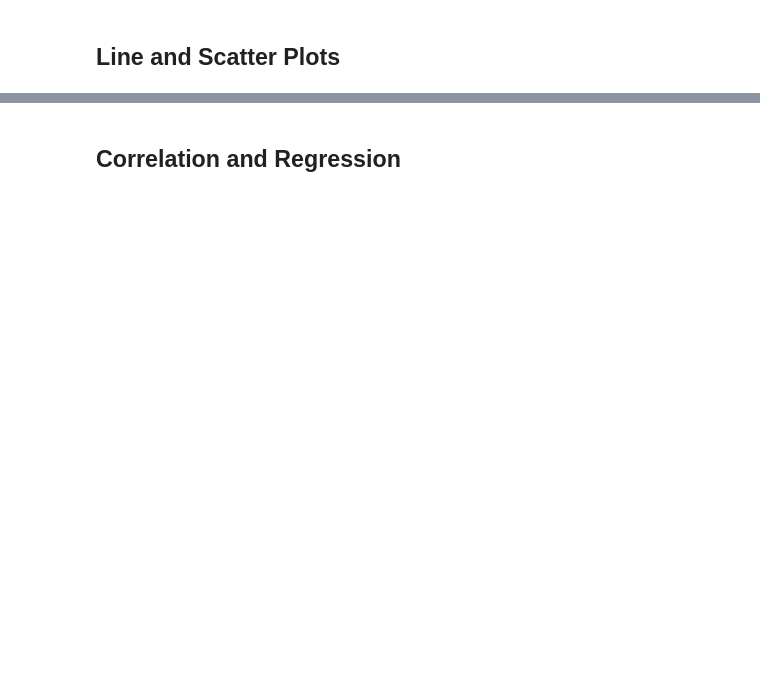
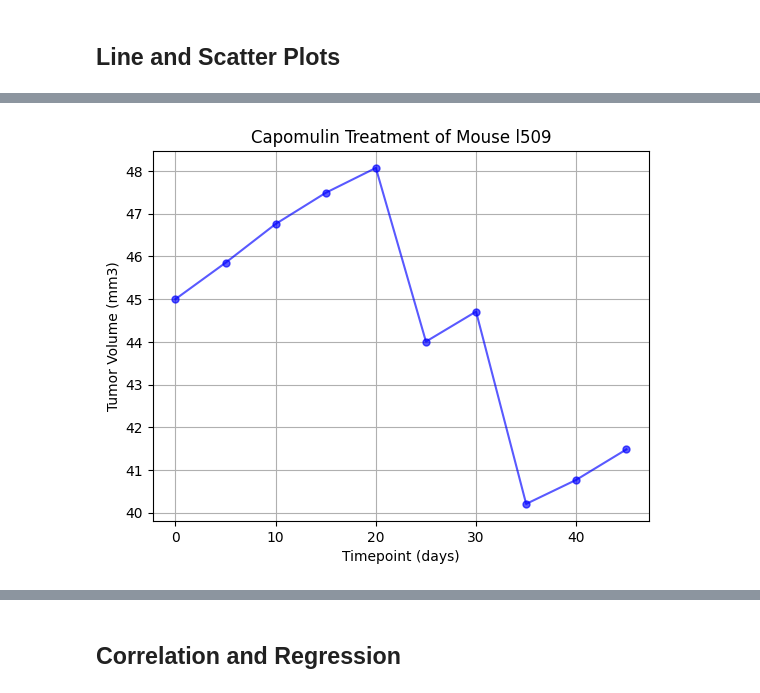
Before and after one commit to DayanaIm/pymaceuticals-challenge, a Jupyter notebook: pymaceuticals_starter.ipynb, the cells around one changed output, grey strips where cells are left out. Cells and saved outputs as stored; diff of their text form; code cells hidden in the pictures; blank space fills up the shorter version.

```diff
--- a/pymaceuticals_starter.ipynb
+++ b/pymaceuticals_starter.ipynb
@@ -261,0 +284,18 @@ Ceftamin's potential outliers: Series([], Name: Tumor Volume (mm3), dtype: float
+# %%
+# Generate a line plot of tumor volume vs. time point for a single mouse treated with Capomulin
+selected_mouse_id = "l509"
+
+capomulin_data_id = clean_data[(clean_data["Drug Regimen"] == "Capomulin")
+                            & (clean_data["Mouse ID"] == selected_mouse_id)]
+
+plt.plot(capomulin_data_id["Timepoint"], capomulin_data_id["Tumor Volume (mm3)"], marker='o',
+                            color='b',alpha= 0.65, markersize=5)
+
+plt.xlabel("Timepoint (days)")
+plt.ylabel("Tumor Volume (mm3)")
+plt.title(f"Capomulin Treatment of Mouse {selected_mouse_id}")
+
+plt.grid(True)
+plt.show()
+# %% [output]
+[figure, added]
```
Also changed, not shown: parts of 12 cells of this notebook.
